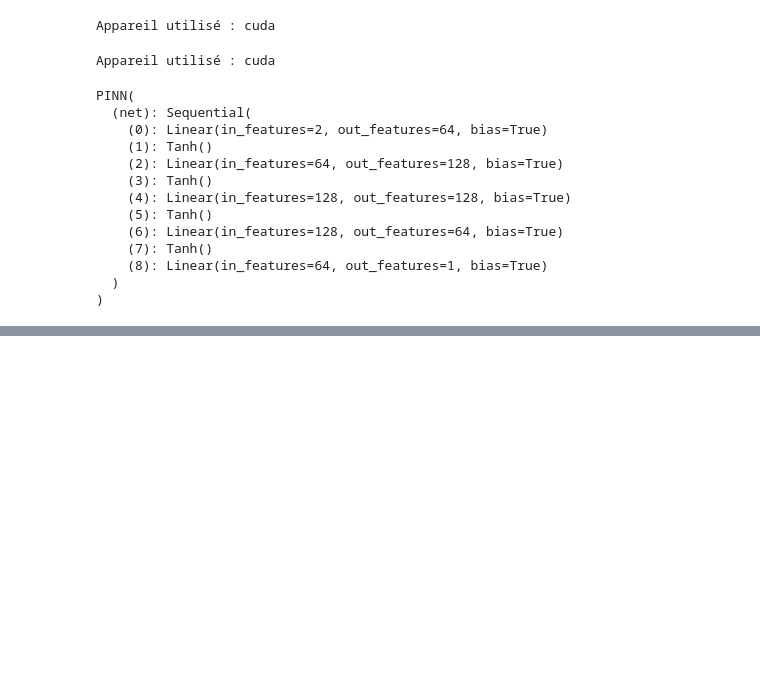
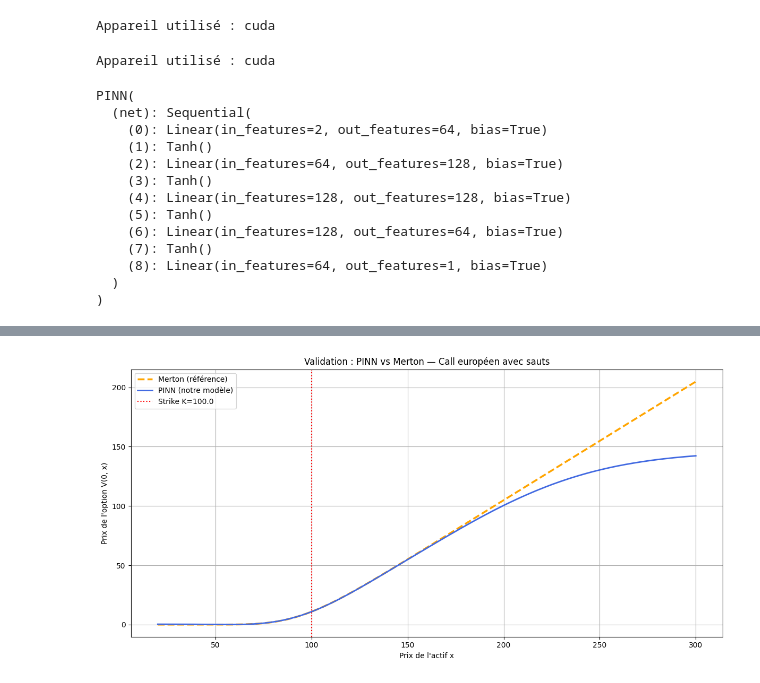
Before and after one commit to Yousra-belg/blackscholes-jumps-deeplearning, a Jupyter notebook: Copie_de_pinn_model.ipynb, the cells around one changed output, grey strips where cells are left out. Cells and saved outputs as stored; diff of their text form; code cells hidden in the pictures; blank space fills up the shorter version.

```diff
--- a/Copie_de_pinn_model.ipynb
+++ b/Copie_de_pinn_model.ipynb
@@ -185,0 +183,19 @@ plt.show()
+# %%
+import numpy as np
+import matplotlib.pyplot as plt
+from scipy.stats import norm
+
+def black_scholes_call(S, K, T, r, sigma):
+    """
+    Prix d'un call européen avec la formule de Black-Scholes.
+    Retour :
+        Prix du call
+    """
+    # Cas limite : à maturité
+    if T <= 1e-10:
+        return np.maximum(S - K, 0.0)
+
+    d1 = (np.log(S / K) + (r + 0.5 * sigma**2) * T) / (sigma * np.sqrt(T))
+    d2 = d1 - sigma * np.sqrt(T)
+
+    return S * norm.cdf(d1) - K * np.exp(-r * T) * norm.cdf(d2)
@@ -185,0 +269,70 @@ plt.show()
+# %%
+import torch
+import numpy as np
+import matplotlib.pyplot as plt
+from math import exp, factorial
+from scipy.stats import norm
+
+# ── Paramètres communs ────────────────────────────────────
+r     = 0.05
+sigma = 0.20
+alpha = 0.10
+lam   = 0.50
+K     = 100.0
+T     = 1.0
+
+# ── Formule de Merton (code de ton collègue) ─────────────
+def black_scholes_call(S, K, T, r, sigma):
+    if T <= 1e-10:
+        return np.maximum(S - K, 0.0)
+    d1 = (np.log(S / K) + (r + 0.5 * sigma**2) * T) / (sigma * np.sqrt(T))
+    d2 = d1 - sigma * np.sqrt(T)
+    return S * norm.cdf(d1) - K * np.exp(-r * T) * norm.cdf(d2)
+
+def merton_call(S, K, T, r, sigma, lam, alpha, k_max=50):
+    prix_total = 0.0
+    lam_T = lam * T
+    for k in range(k_max):
+        poids   = exp(-lam_T) * (lam_T**k) / factorial(k)
+        sigma_k = np.sqrt(sigma**2 + k * alpha**2 / T)
+        prix_bs = black_scholes_call(S, K, T, r, sigma_k)
+        prix_total += poids * prix_bs
+    return prix_total
+
+# ── Grille de valeurs x ───────────────────────────────────
+x_vals = np.linspace(20, 300, 200)
+
+# ── Courbe Merton (référence analytique) ─────────────────
+V_merton = [merton_call(x, K, T, r, sigma, lam, alpha) for x in x_vals]
+
+# ── Courbe PINN (ton modèle) ──────────────────────────────
+t_plot = torch.tensor([[0.0]] * 200, dtype=torch.float32).to(device)
+x_plot = torch.tensor(x_vals.reshape(-1, 1), dtype=torch.float32).to(device)
+
+with torch.no_grad():
+    V_pinn = model(t_plot, x_plot).cpu().numpy().flatten()
+
+# ── Superposition des deux courbes ────────────────────────
+plt.figure(figsize=(12, 6))
+plt.plot(x_vals, V_merton, label="Merton (référence)",
+         color="orange", linewidth=2.5, linestyle="--")
+plt.plot(x_vals, V_pinn, label="PINN (notre modèle)",
+         color="royalblue", linewidth=2)
+plt.axvline(x=K, color="red", linestyle=":", label=f"Strike K={K}")
+plt.xlabel("Prix de l'actif x")
+plt.ylabel("Prix de l'option V(0, x)")
+plt.title("Validation : PINN vs Merton — Call européen avec sauts")
+plt.legend()
+plt.grid(True)
+plt.tight_layout()
+plt.show()
+
+# ── Calcul de l'erreur L2 ─────────────────────────────────
+V_merton_arr = np.array(V_merton)
+erreur_L2    = np.sqrt(np.mean((V_pinn - V_merton_arr)**2))
+erreur_rel   = erreur_L2 / np.mean(V_merton_arr) * 100
+
+print(f"Erreur L2          : {erreur_L2:.4f}")
+print(f"Erreur relative    : {erreur_rel:.2f}%")
+# %% [output]
+[figure, added]
```
Also changed, not shown: parts of 7 cells of this notebook.
